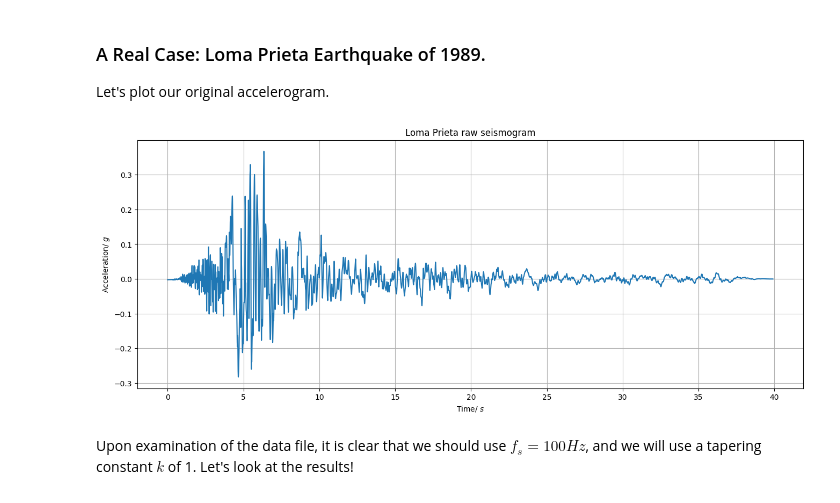
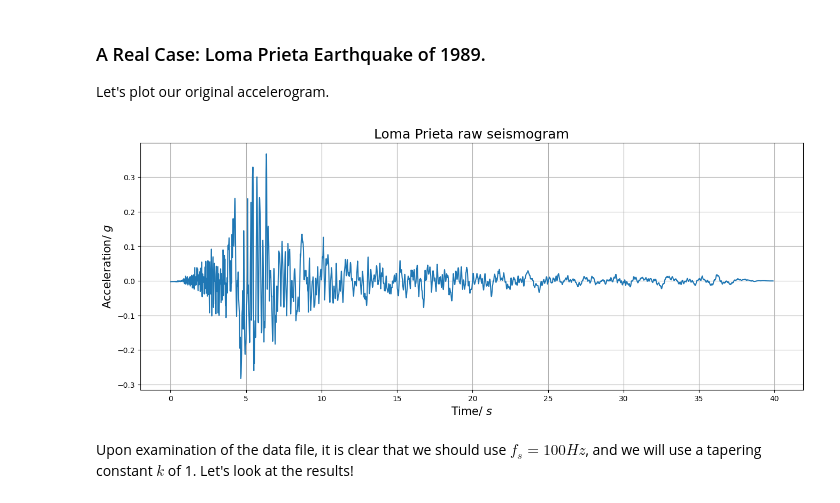
Before and after one commit to lookdnr/Simple-FFT, a Jupyter notebook: Examples.ipynb, the cells around one changed output. Saved outputs shown, nothing was run; the diff lists cells and outputs as text; code cells hidden in the pictures.

```diff
--- a/Examples.ipynb
+++ b/Examples.ipynb
@@ -61,18 +61,18 @@ Let's plot our original accelerogram.
 # %%
 with open("data/Loma_Prieta.dat", "r") as reading:
     lines = [line.strip().split() for line in reading.readlines()[5:]]
     loma_time = np.array([float(line[0]) for line in lines])
     loma_acceleration = np.array([float(line[1]) for line in lines])
 
 plt.figure(figsize=(16, 6))
 plt.plot(loma_time, loma_acceleration)
-plt.xlabel("Time/ $s$")
-plt.ylabel("Acceleration/ $g$")
-plt.title("Loma Prieta raw seismogram")
+plt.xlabel("Time/ $s$", fontsize=15)
+plt.ylabel("Acceleration/ $g$", fontsize=15)
+plt.title("Loma Prieta raw seismogram", fontsize = 18)
 plt.grid()
 plt.show()
 # %% [output]
-[figure, old version]
+[figure, new version]
 # %%
 # Find the numpy FFT solution
 fs = 100 # Hz
```
Also changed, not shown: parts of 3 cells of this notebook, 8 other files.
